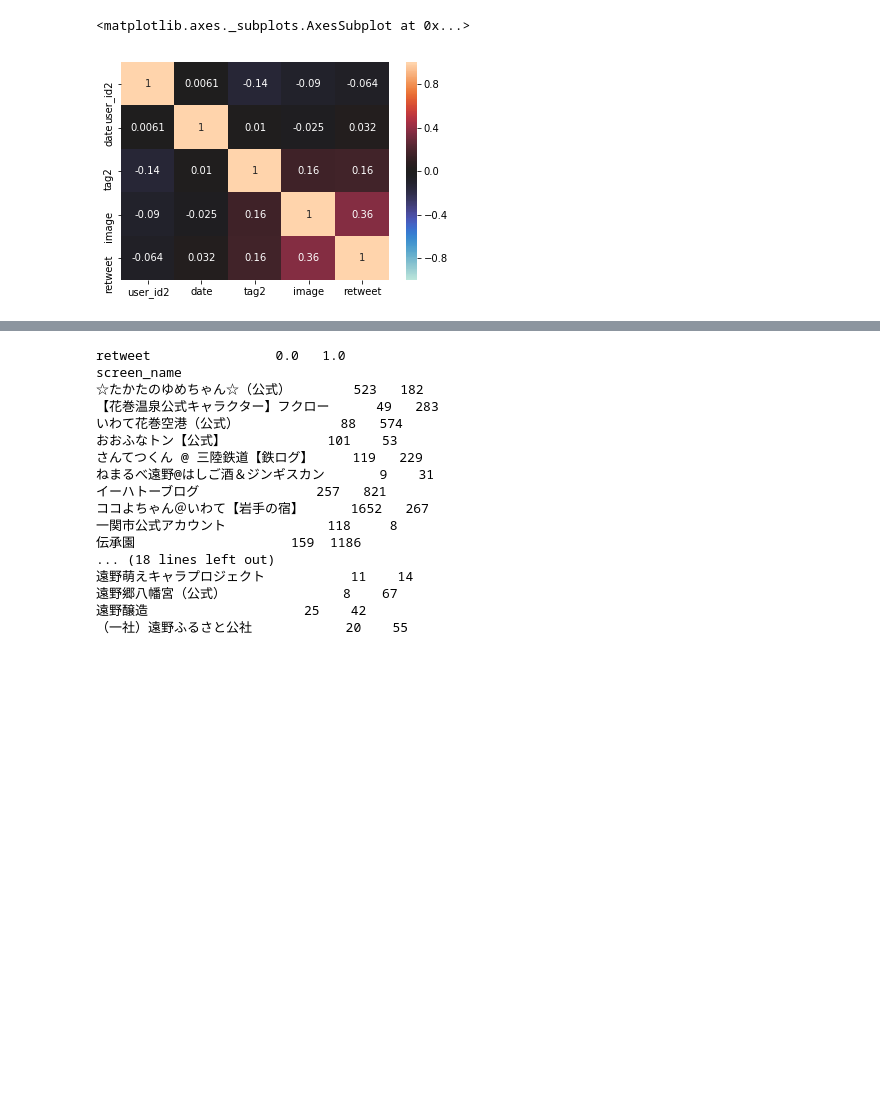
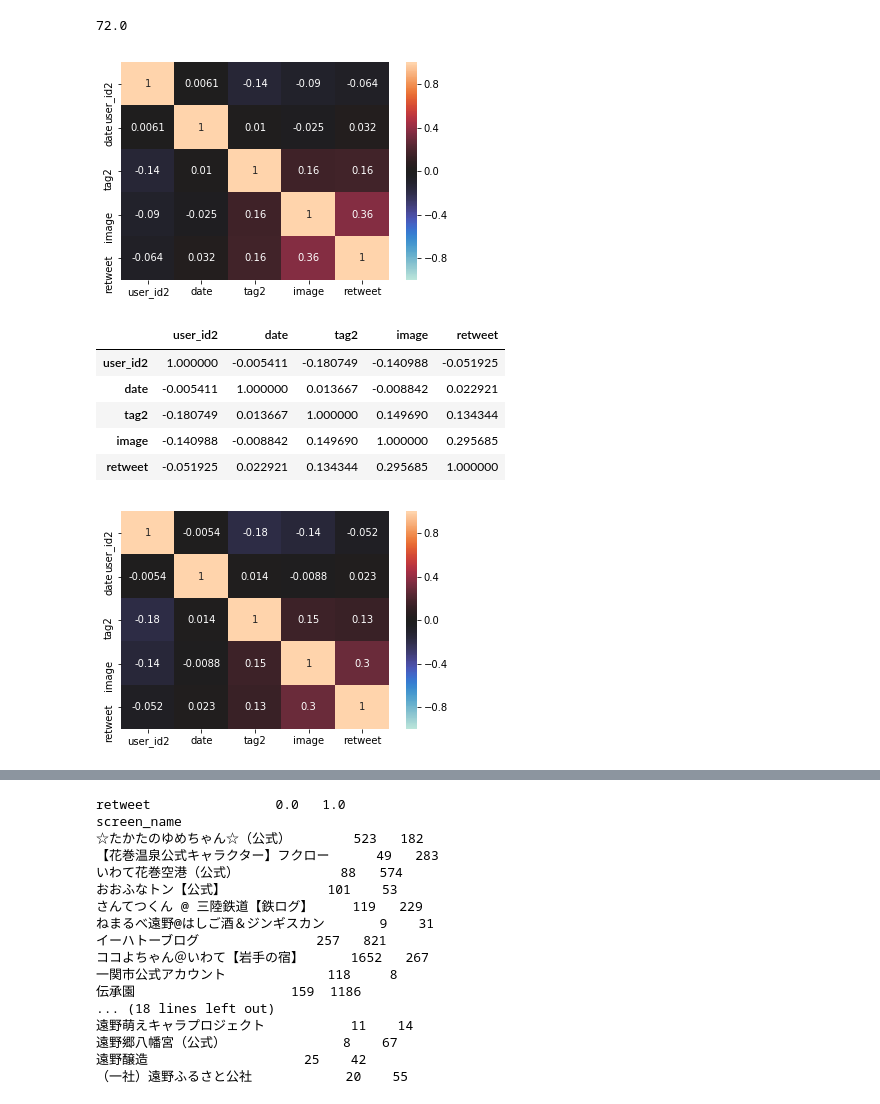
Before and after one commit to swallowtail224/classification_tweet, a Jupyter notebook: RNN_retry/cross.ipynb, the cells around one changed output, grey strips where cells are left out. Cells and saved outputs as stored; diff of their text form; code cells hidden in the pictures; blank space fills up the shorter version.

```diff
--- a/RNN_retry/cross.ipynb
+++ b/RNN_retry/cross.ipynb
@@ -56,10 +8,0 @@ use_data = use_data.join(s)
-# %%
-#タグをあるかないかの2値に変換
-def conversion_tag(x):
-    if x is not "0":
-        return 1
-    else:
-        return 0
-
-use_data['tag2'] = use_data['tag'].apply(conversion_tag)
-use_data.head()
@@ -102,2 +8,0 @@ datas = use_data.loc[:, ['user_id2', 'date', 'tag2', 'image', 'retweet']]
-# %%
-data = datas.corr()
@@ -112,0 +71,9 @@ data
+# %%
+#データを読み込んで前処理
+use_data = conversion_data("Datas/pickup_data.csv")
+all_data = conversion_data("Datas/all_data/extract_allData.csv")
+best_data = conversion_data("Datas/best_data.csv")
+#相関係数の計算に使わないカラムを削除
+u_data = delete_columns(use_data)
+a_data = delete_columns(all_data)
+b_data = delete_columns(best_data)
@@ -113,7 +91,21 @@ data
 # %%
-import seaborn as sns
+current_dpi = mpl.rcParams['figure.dpi']
+print(current_dpi)
 
-sns.heatmap(data, vmax=1, vmin=-1, center=0, annot=True)
+plt.figure()
+sns.heatmap(corr_u_data, vmax=1, vmin=-1, center=0, annot=True)
+plt.savefig('heatmap.png', dpi=current_dpi * 1.5)
 # %% [output]
-<matplotlib.axes._subplots.AxesSubplot at 0x...>
+72.0
 [figure]
+# %%
+corr_a_data, ha_data = calculation_corr(a_data)
+corr_a_data
+# %% [output]
+|  | user_id2 | date | tag2 | image | retweet |
+| user_id2 | 1.000000 | -0.005411 | -0.180749 | -0.140988 | -0.051925 |
+| date | -0.005411 | 1.000000 | 0.013667 | -0.008842 | 0.022921 |
+| tag2 | -0.180749 | 0.013667 | 1.000000 | 0.149690 | 0.134344 |
+| image | -0.140988 | -0.008842 | 0.149690 | 1.000000 | 0.295685 |
+| retweet | -0.051925 | 0.022921 | 0.134344 | 0.295685 | 1.000000 |
+[figure, added]
```
Also changed, not shown: parts of 15 cells of this notebook, 9 other files.
